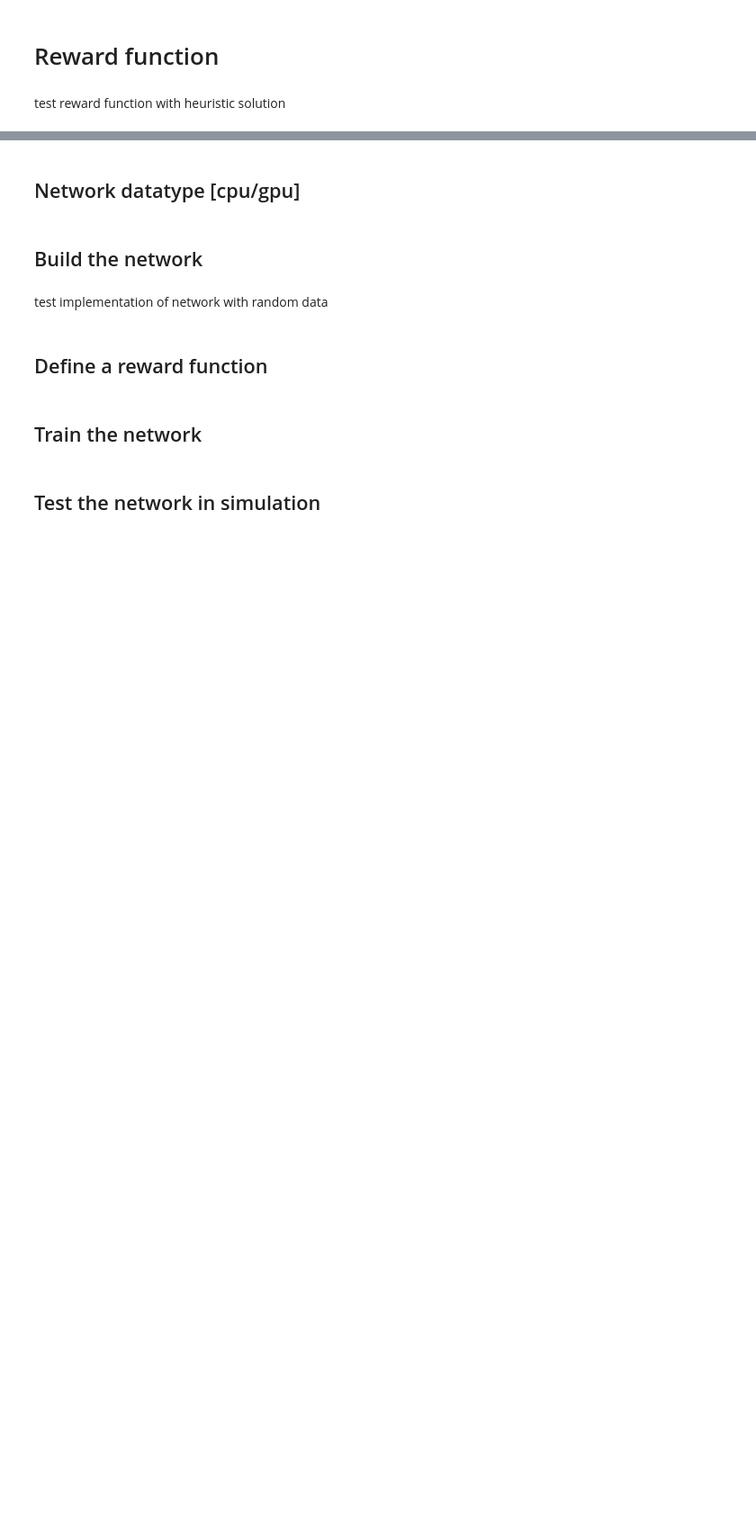
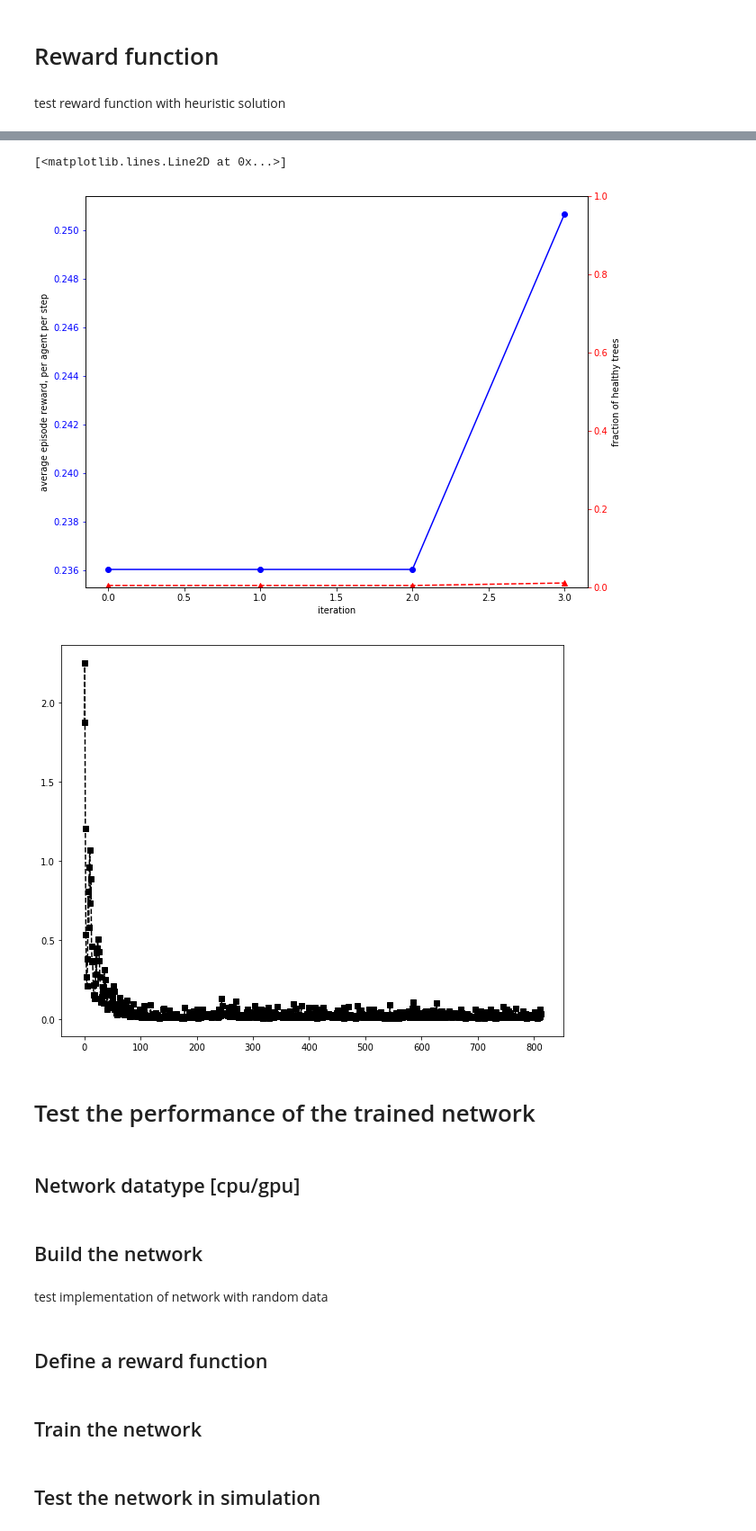
Before and after one commit to rhaksar/ddrl-firefighting, a Jupyter notebook: train-warmstart-PyTorch.ipynb, the cells around one changed output, grey strips where cells are left out. Shown at 90% size. Cells and saved outputs as stored; diff of their text form; code cells hidden in the pictures; blank space fills up the shorter version.

Commit message:
Modified new reward function to be based on local information. Wrote training loop to fit network to heuristic solution.

```diff
--- a/train-warmstart-PyTorch.ipynb
+++ b/train-warmstart-PyTorch.ipynb
@@ -551,7 +521,7 @@ for _ in range(150):
         agent_sf[k] = sf
 
         # calculate agent reward
-        reward = eelfff_reward(k, traj, sf, sim.state, center, min_id, min_pos)
+        reward = eelfff_reward(k, traj, sf, img_st, center, min_id, min_pos)
         ep_rew += reward
 
         # generate control from trajectory
@@ -677,0 +594,3 @@ def eelfff_reward(state, traj, other_traj, control):
+# %%
+#dtype = torch.FloatTensor
+dtype = torch.cuda.FloatTensor
@@ -677,0 +684,19 @@ def eelfff_reward(state, traj, other_traj, control):
+# %%
+tic = time.clock()
+N = 1
+img_dim = 8
+model = eelfff_net(img_dim).type(dtype)
+
+img = Variable(torch.randn(img_dim,img_dim).type(dtype))
+ide = Variable(torch.ones(1).type(dtype))
+pos = Variable(torch.randn(2).type(dtype))
+sf = Variable((True*torch.ones(1)).type(dtype))
+center = Variable(torch.randn(2).type(dtype))
+cid = Variable(2*torch.ones(1)).type(dtype)
+cpo = Variable(torch.randn(2).type(dtype))
+
+Q = model(img, ide, pos, sf, center, cid, cpo)
+toc = time.clock()
+
+print(Q.size())
+print("%0.2fs = %0.2fm elapsed for this test" %(toc-tic,(toc-tic)/60))
@@ -678,3 +932,25 @@ def eelfff_reward(state, traj, other_traj, control):
+# %%
+fig,ax1 = plt.subplots()
+t = len(plot_avg_rew)
+plt.plot(range(t),plot_avg_rew,'b-o')
+ax1.set_xlabel('iteration')
+ax1.set_ylabel('average episode reward, per agent per step')
+ax1.tick_params('y', colors='b')
+
+ax2 = ax1.twinx()
+plt.plot(range(t),plot_frac_burn,'r--^')
+ax2.set_ylabel('fraction of healthy trees')
+ax2.tick_params('y', colors='r')
+ax2.set_ylim([0,1])
+
+fig = plt.figure()
+plt.plot(range(len(plot_loss_hist)), plot_loss_hist, 'k--s')
+# %% [output]
+[<matplotlib.lines.Line2D at 0x...>]
+[figure, added]
+[figure, added]
+# %% [markdown]
+# Test the performance of the trained network
 # %%
 # def heuristic_trajectory(pos, center, num_actions, img_st, hasfire, control):
 #     trajectory = []
```
Also changed, not shown: parts of 16 cells of this notebook.
